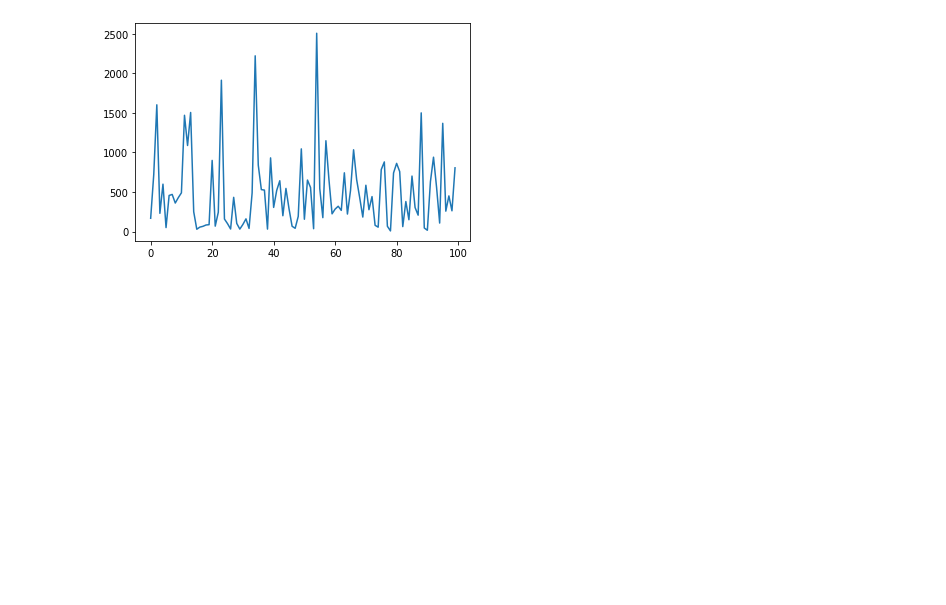
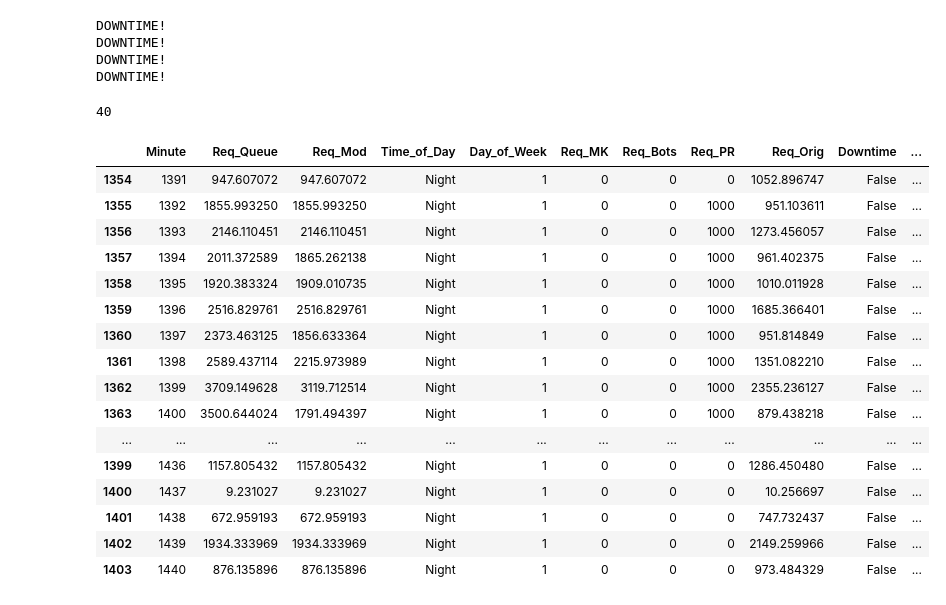
Before and after one commit to mattlucich/Data-604-Final-Project, a Jupyter notebook: Server-Load-Simulation.ipynb, the cells around one changed output. Drawn from its saved outputs; the diff is of its cells as text; code cells hidden in the pictures; blank space fills up the shorter version.

```diff
--- a/Server-Load-Simulation.ipynb
+++ b/Server-Load-Simulation.ipynb
@@ -348,15 +45,0 @@ Movie "Pulp Implementation" sold out 47.1 minutes after ticket counter opening.
-# %%
-# store the random numbers in a
-# list
-nums = []
-alpha = 3
-
-for i in range(100):
-    temp = random.expovariate(1 / 500)
-    nums.append(temp)
-
-# plotting a graph
-plt.plot(nums)
-plt.show()
-# %% [output]
-[figure, removed]
@@ -362,0 +182,32 @@ plt.show()
+# %%
+#print(server_sim(310, 2000))
+dt_count, df_sim = server_sim(1440, 1000)
+# %% [output]
+DOWNTIME!
+DOWNTIME!
+DOWNTIME!
+DOWNTIME!
+# %%
+dt_count
+# %% [output]
+40
+# %%
+df_sim.tail(50)
+# %% [output]
+|  | Minute | Req_Queue | Req_Mod | Time_of_Day | Day_of_Week | Req_MK | Req_Bots | Req_PR | Req_Orig | Downtime | ... |
+| 1354 | 1391 | 947.607072 | 947.607072 | Night | 1 | 0 | 0 | 0 | 1052.896747 | False | ... |
+| 1355 | 1392 | 1855.993250 | 1855.993250 | Night | 1 | 0 | 0 | 1000 | 951.103611 | False | ... |
+| 1356 | 1393 | 2146.110451 | 2146.110451 | Night | 1 | 0 | 0 | 1000 | 1273.456057 | False | ... |
+| 1357 | 1394 | 2011.372589 | 1865.262138 | Night | 1 | 0 | 0 | 1000 | 961.402375 | False | ... |
+| 1358 | 1395 | 1920.383324 | 1909.010735 | Night | 1 | 0 | 0 | 1000 | 1010.011928 | False | ... |
+| 1359 | 1396 | 2516.829761 | 2516.829761 | Night | 1 | 0 | 0 | 1000 | 1685.366401 | False | ... |
+| 1360 | 1397 | 2373.463125 | 1856.633364 | Night | 1 | 0 | 0 | 1000 | 951.814849 | False | ... |
+| 1361 | 1398 | 2589.437114 | 2215.973989 | Night | 1 | 0 | 0 | 1000 | 1351.082210 | False | ... |
+| 1362 | 1399 | 3709.149628 | 3119.712514 | Night | 1 | 0 | 0 | 1000 | 2355.236127 | False | ... |
+| 1363 | 1400 | 3500.644024 | 1791.494397 | Night | 1 | 0 | 0 | 1000 | 879.438218 | False | ... |
+| ... | ... | ... | ... | ... | ... | ... | ... | ... | ... | ... | ... |
+| 1399 | 1436 | 1157.805432 | 1157.805432 | Night | 1 | 0 | 0 | 0 | 1286.450480 | False | ... |
+| 1400 | 1437 | 9.231027 | 9.231027 | Night | 1 | 0 | 0 | 0 | 10.256697 | False | ... |
+| 1401 | 1438 | 672.959193 | 672.959193 | Night | 1 | 0 | 0 | 0 | 747.732437 | False | ... |
+| 1402 | 1439 | 1934.333969 | 1934.333969 | Night | 1 | 0 | 0 | 0 | 2149.259966 | False | ... |
+| 1403 | 1440 | 876.135896 | 876.135896 | Night | 1 | 0 | 0 | 0 | 973.484329 | False | ... |
```
Also changed, not shown: parts of 17 cells of this notebook.
